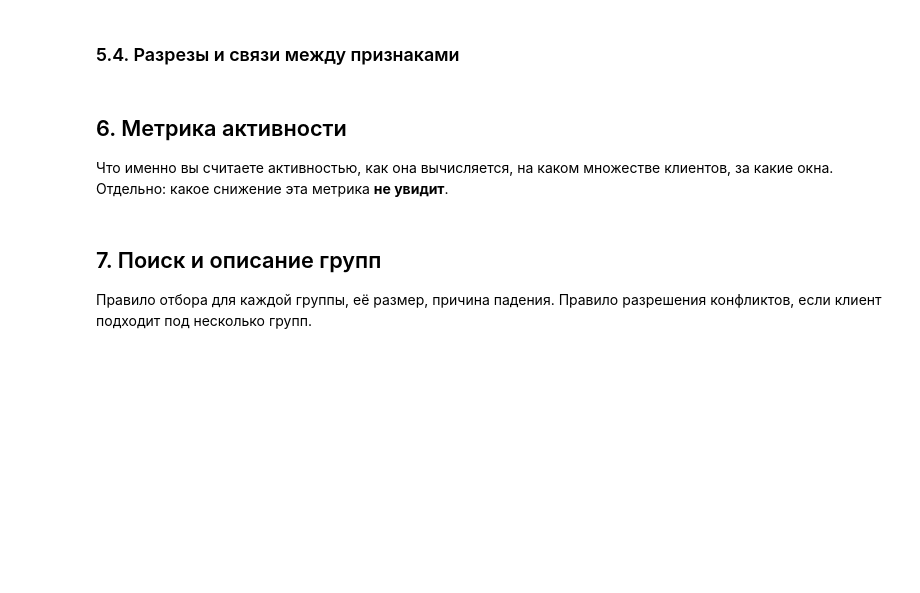
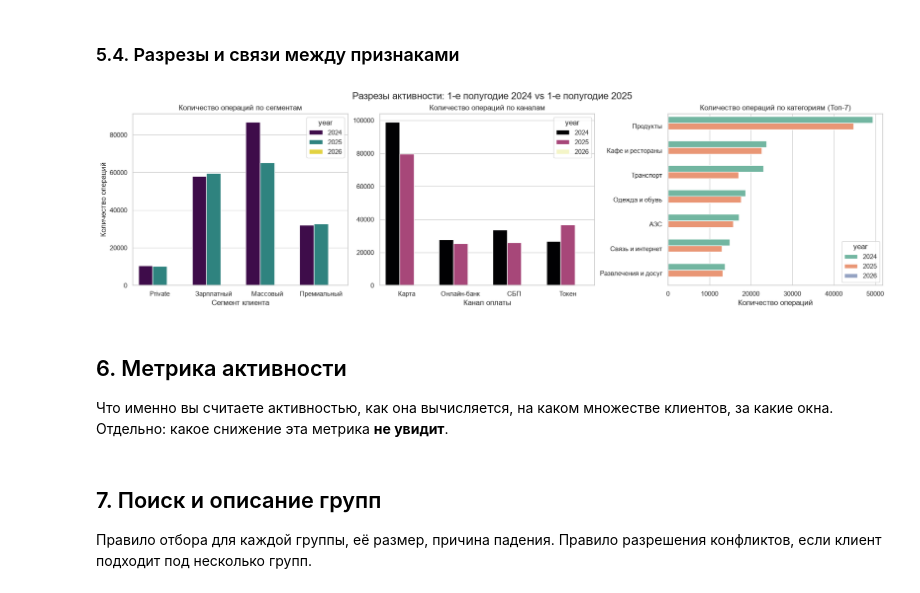
Before and after one commit to sonestos/Nikitenko_Sofya_Lab1, a Jupyter notebook: 01_analysis.ipynb, the cells around one changed output. Saved outputs shown, nothing was run; the diff lists cells and outputs as text; code cells hidden in the pictures; blank space fills up the shorter version.

```diff
--- a/01_analysis.ipynb
+++ b/01_analysis.ipynb
@@ -979,5 +1151,40 @@ cleaning_log = pd.concat([cleaning_log, pd.DataFrame(new_log_txn_dups)], ignore_
 # %% [markdown]
 ### 5.4. Разрезы и связи между признаками
+# %%
+import matplotlib.pyplot as plt
+import seaborn as sns
+import pandas as pd
+
+txn_success = txn[txn['status'] == 'успешно'].copy()
+
+txn_success['year'] = txn_success['txn_datetime'].dt.year
+txn_h1 = txn_success[txn_success['txn_datetime'].dt.month <= 6].copy()
+
+clients_seg = clients.drop_duplicates('client_id')[['client_id', 'segment']]
+txn_h1 = txn_h1.merge(clients_seg, on='client_id', how='inner')
+
+fig, axes = plt.subplots(1, 3, figsize=(18, 5), layout="constrained")
+
+sns.countplot(data=txn_h1, x='segment', hue='year', ax=axes[0], palette='viridis')
+axes[0].set_title('Количество операций по сегментам')
+axes[0].set_xlabel('Сегмент клиента')
+axes[0].set_ylabel('Количество операций')
+
+sns.countplot(data=txn_h1, x='channel', hue='year', ax=axes[1], palette='magma')
+axes[1].set_title('Количество операций по каналам')
+axes[1].set_xlabel('Канал оплаты')
+axes[1].set_ylabel('')
+
+top_cat = txn_h1['category'].value_counts().head(7).index
+sns.countplot(data=txn_h1[txn_h1['category'].isin(top_cat)], y='category', hue='year', ax=axes[2], palette='Set2', order=top_cat)
+axes[2].set_title('Количество операций по категориям (Топ-7)')
+axes[2].set_xlabel('Количество операций')
+axes[2].set_ylabel('')
+
+fig.suptitle('Разрезы активности: 1-е полугодие 2024 vs 1-е полугодие 2025', fontsize=16)
+plt.show()
+# %% [output]
+[figure, added]
 # %% [markdown]
 ## 6. Метрика активности
 
```
Also changed, not shown: parts of 6 cells of this notebook.
